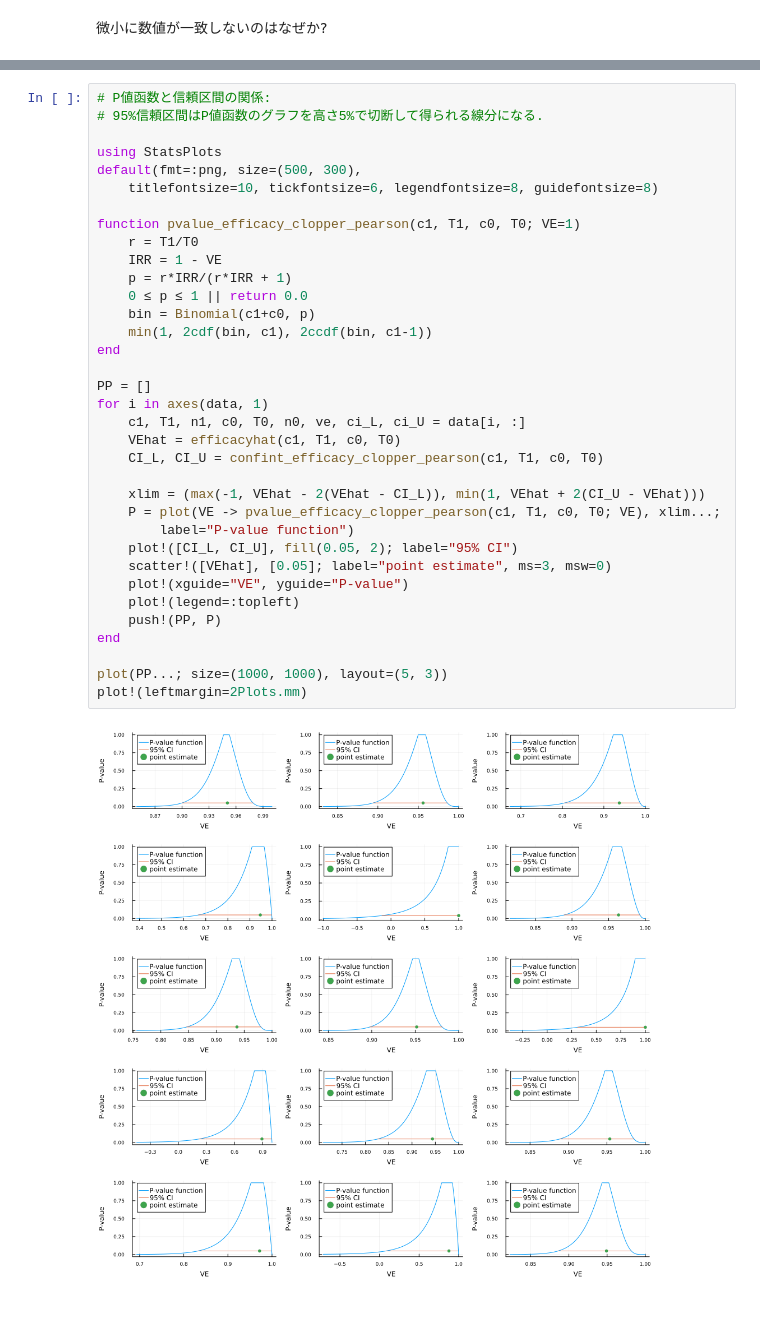
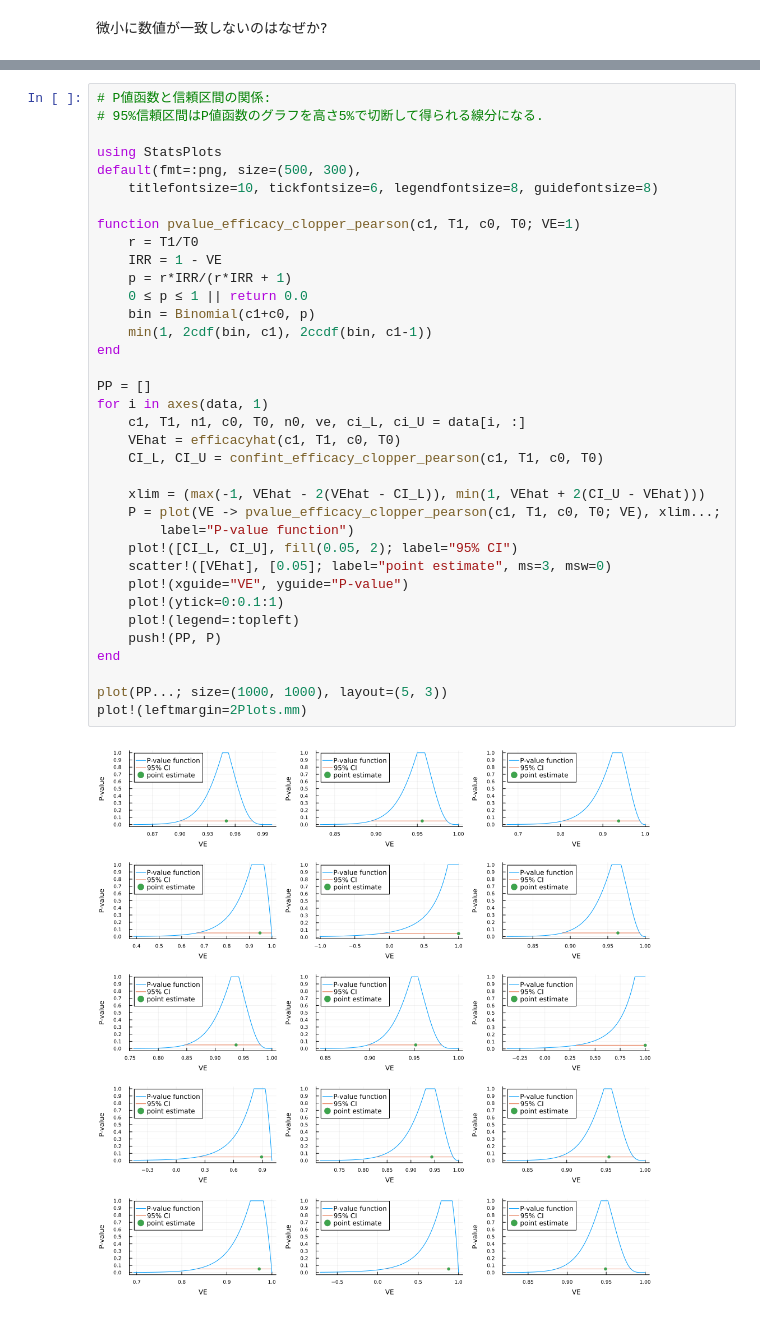
Before and after one commit to genkuroki/public, a Jupyter notebook: 0038/Clopper-Pearson confidence interval of vaccine efficacy adjusted for surveillance time.ipynb, the cells around one changed output, grey strips where cells are left out. Cells and saved outputs as stored; diff of their text form.

Commit message:
ytick

```diff
--- a/0038/Clopper-Pearson confidence interval of vaccine efficacy adjusted for surveillance time.ipynb
+++ b/0038/Clopper-Pearson confidence interval of vaccine efficacy adjusted for surveillance time.ipynb
@@ -385,31 +385,32 @@ default(fmt=:png, size=(500, 300),
     titlefontsize=10, tickfontsize=6, legendfontsize=8, guidefontsize=8)
 
 function pvalue_efficacy_clopper_pearson(c1, T1, c0, T0; VE=1)
     r = T1/T0
     IRR = 1 - VE
     p = r*IRR/(r*IRR + 1)
     0 ≤ p ≤ 1 || return 0.0
     bin = Binomial(c1+c0, p)
     min(1, 2cdf(bin, c1), 2ccdf(bin, c1-1))
 end
 
 PP = []
 for i in axes(data, 1)
     c1, T1, n1, c0, T0, n0, ve, ci_L, ci_U = data[i, :]
     VEhat = efficacyhat(c1, T1, c0, T0)
     CI_L, CI_U = confint_efficacy_clopper_pearson(c1, T1, c0, T0)
 
     xlim = (max(-1, VEhat - 2(VEhat - CI_L)), min(1, VEhat + 2(CI_U - VEhat)))
     P = plot(VE -> pvalue_efficacy_clopper_pearson(c1, T1, c0, T0; VE), xlim...;
         label="P-value function")
     plot!([CI_L, CI_U], fill(0.05, 2); label="95% CI")
     scatter!([VEhat], [0.05]; label="point estimate", ms=3, msw=0)
     plot!(xguide="VE", yguide="P-value")
+    plot!(ytick=0:0.1:1)
     plot!(legend=:topleft)
     push!(PP, P)
 end
 
 plot(PP...; size=(1000, 1000), layout=(5, 3))
 plot!(leftmargin=2Plots.mm)
 # %% [output]
-[figure, old version]
+[figure, new version]
```
Also changed, not shown: 1 other file.
